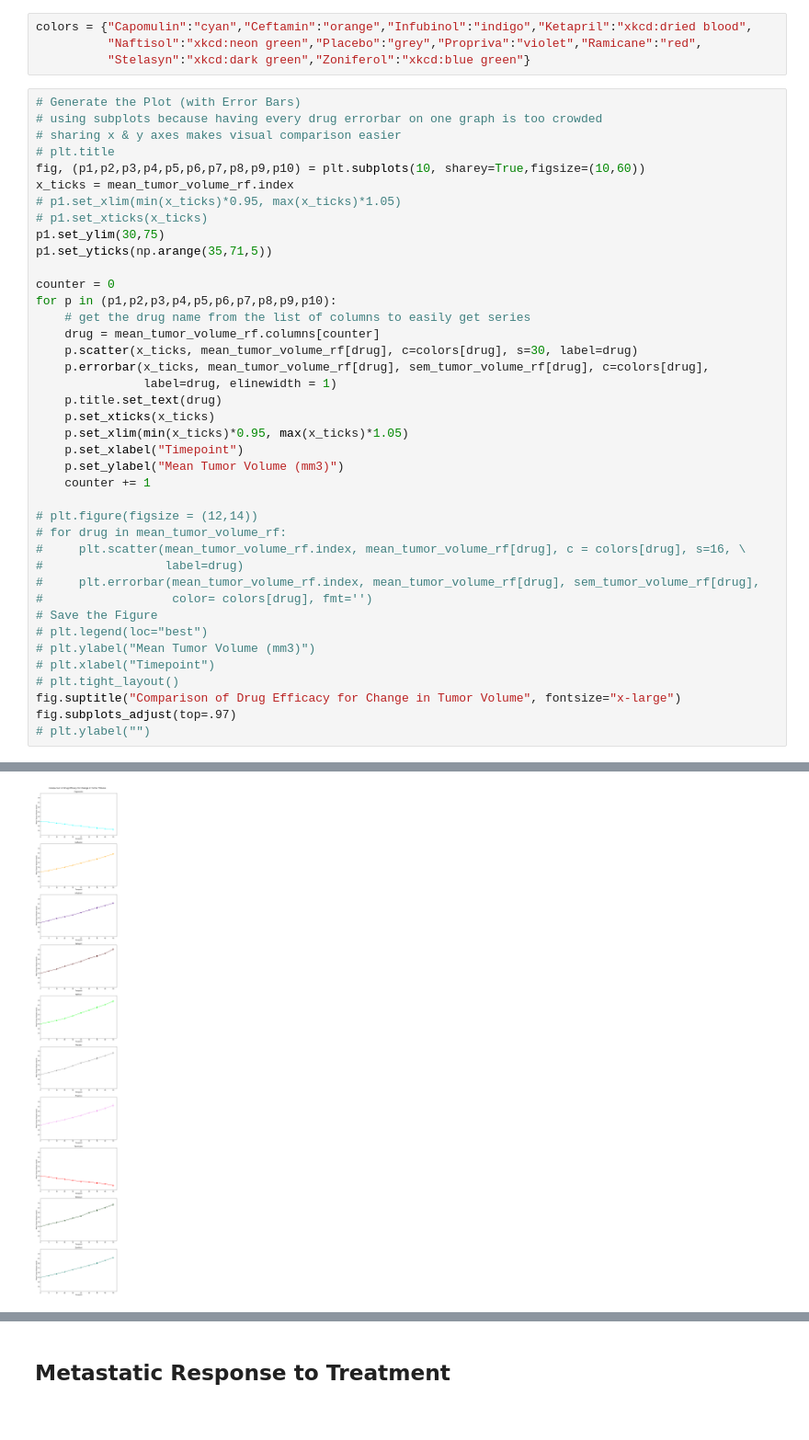
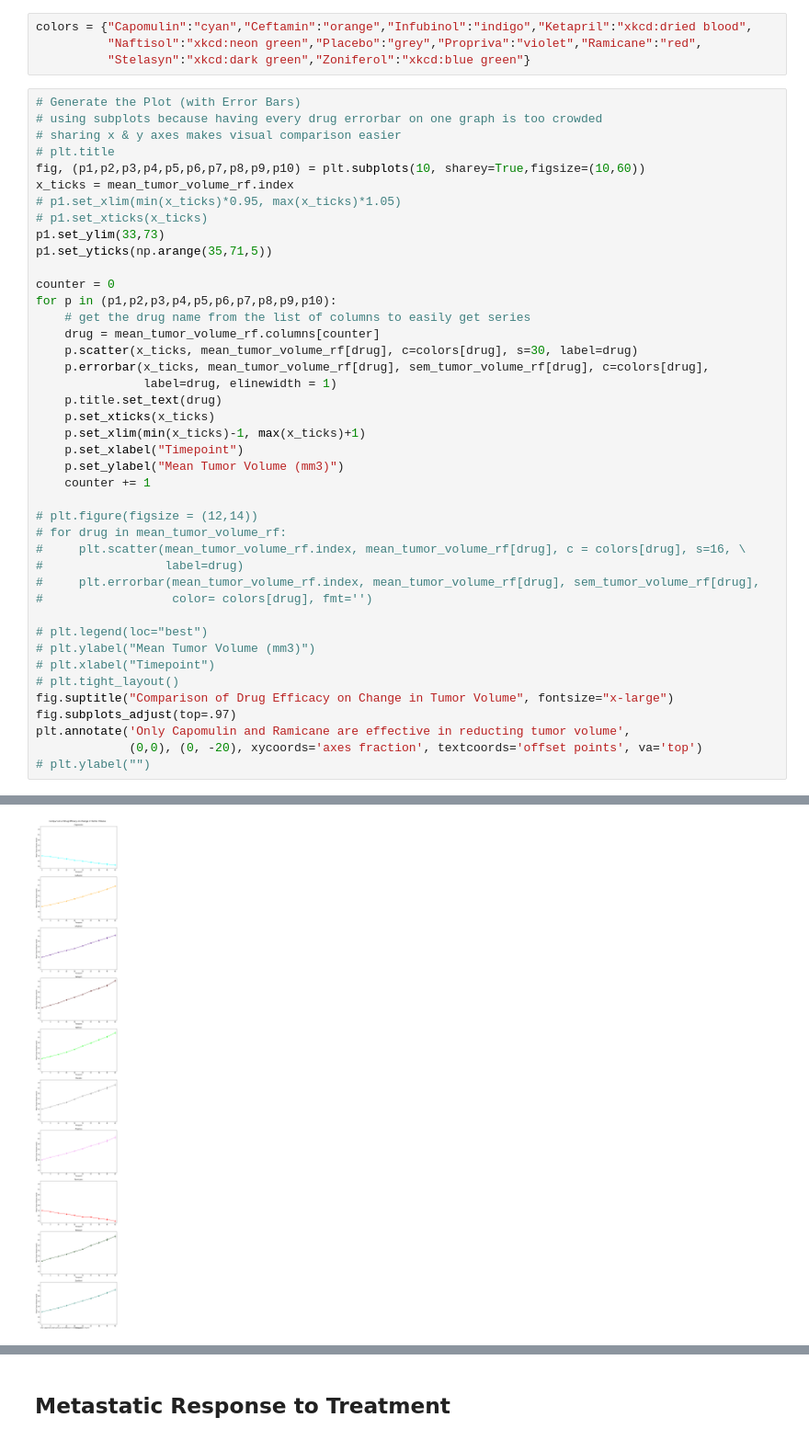
Before and after one commit to epayne323/matplotlib-challenge, a Jupyter notebook: Pymaceuticals/pymaceuticals.ipynb, the cells around one changed output, grey strips where cells are left out. Shown at 92% size. Drawn from its saved outputs; the diff is of its cells as text.

Commit message:
saved figure (mean tumor volume) with comments

```diff
--- a/Pymaceuticals/pymaceuticals.ipynb
+++ b/Pymaceuticals/pymaceuticals.ipynb
@@ -110,7 +110,7 @@ fig, (p1,p2,p3,p4,p5,p6,p7,p8,p9,p10) = plt.subplots(10, sharey=True,figsize=(10
 x_ticks = mean_tumor_volume_rf.index
 # p1.set_xlim(min(x_ticks)*0.95, max(x_ticks)*1.05)
 # p1.set_xticks(x_ticks)
-p1.set_ylim(30,75)
+p1.set_ylim(33,73)
 p1.set_yticks(np.arange(35,71,5))
 
 counter = 0
@@ -122,7 +122,7 @@ for p in (p1,p2,p3,p4,p5,p6,p7,p8,p9,p10):
                label=drug, elinewidth = 1)
     p.title.set_text(drug)
     p.set_xticks(x_ticks)
-    p.set_xlim(min(x_ticks)*0.95, max(x_ticks)*1.05)
+    p.set_xlim(min(x_ticks)-1, max(x_ticks)+1)
     p.set_xlabel("Timepoint")
     p.set_ylabel("Mean Tumor Volume (mm3)")
     counter += 1
@@ -133,12 +133,14 @@ for p in (p1,p2,p3,p4,p5,p6,p7,p8,p9,p10):
 #                 label=drug)
 #     plt.errorbar(mean_tumor_volume_rf.index, mean_tumor_volume_rf[drug], sem_tumor_volume_rf[drug],
 #                  color= colors[drug], fmt='')
-# Save the Figure
+
 # plt.legend(loc="best")
 # plt.ylabel("Mean Tumor Volume (mm3)")
 # plt.xlabel("Timepoint")
 # plt.tight_layout()
-fig.suptitle("Comparison of Drug Efficacy for Change in Tumor Volume", fontsize="x-large")
+fig.suptitle("Comparison of Drug Efficacy on Change in Tumor Volume", fontsize="x-large")
 fig.subplots_adjust(top=.97)
+plt.annotate('Only Capomulin and Ramicane are effective in reducting tumor volume',
+             (0,0), (0, -20), xycoords='axes fraction', textcoords='offset points', va='top')
 # plt.ylabel("")
 # %% [output]
@@ -145 +148 @@ fig.subplots_adjust(top=.97)
-[figure, old version]
+[figure, new version]
```
Also changed, not shown: parts of 3 cells of this notebook, 1 other file.
